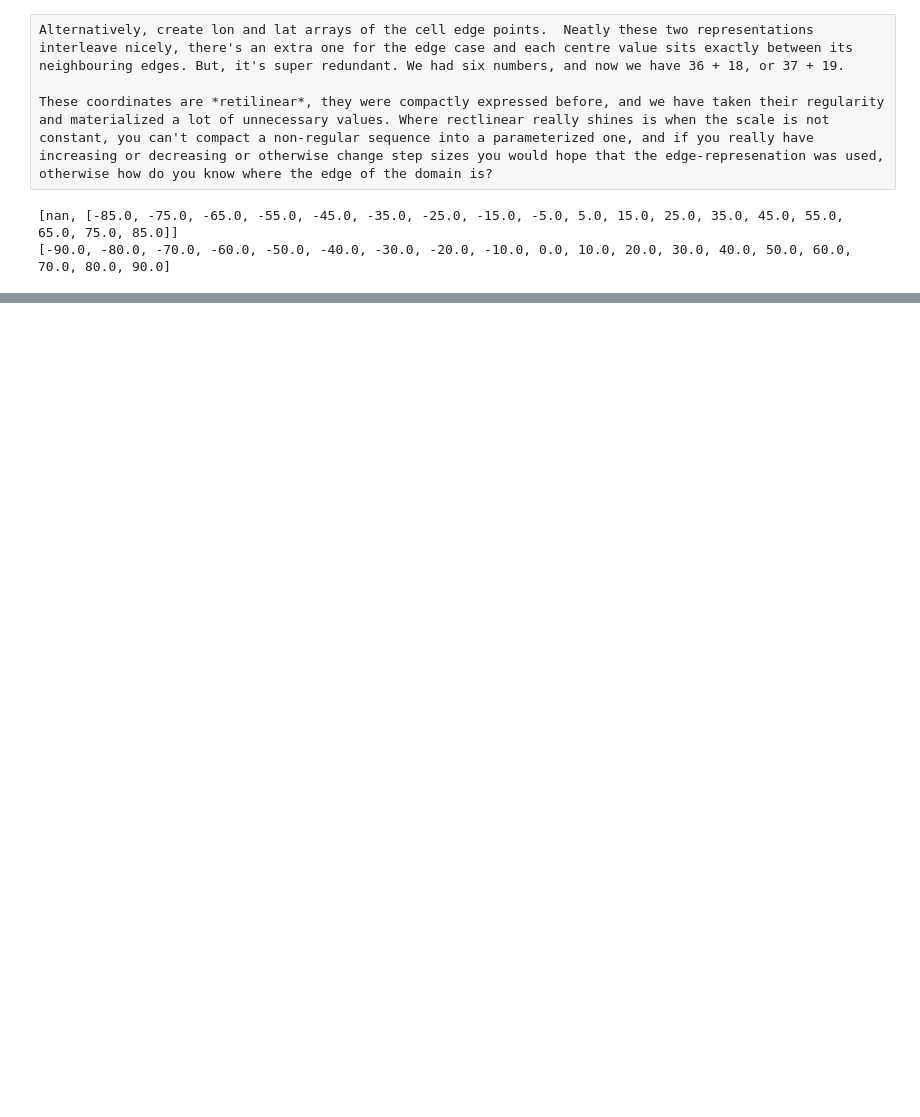
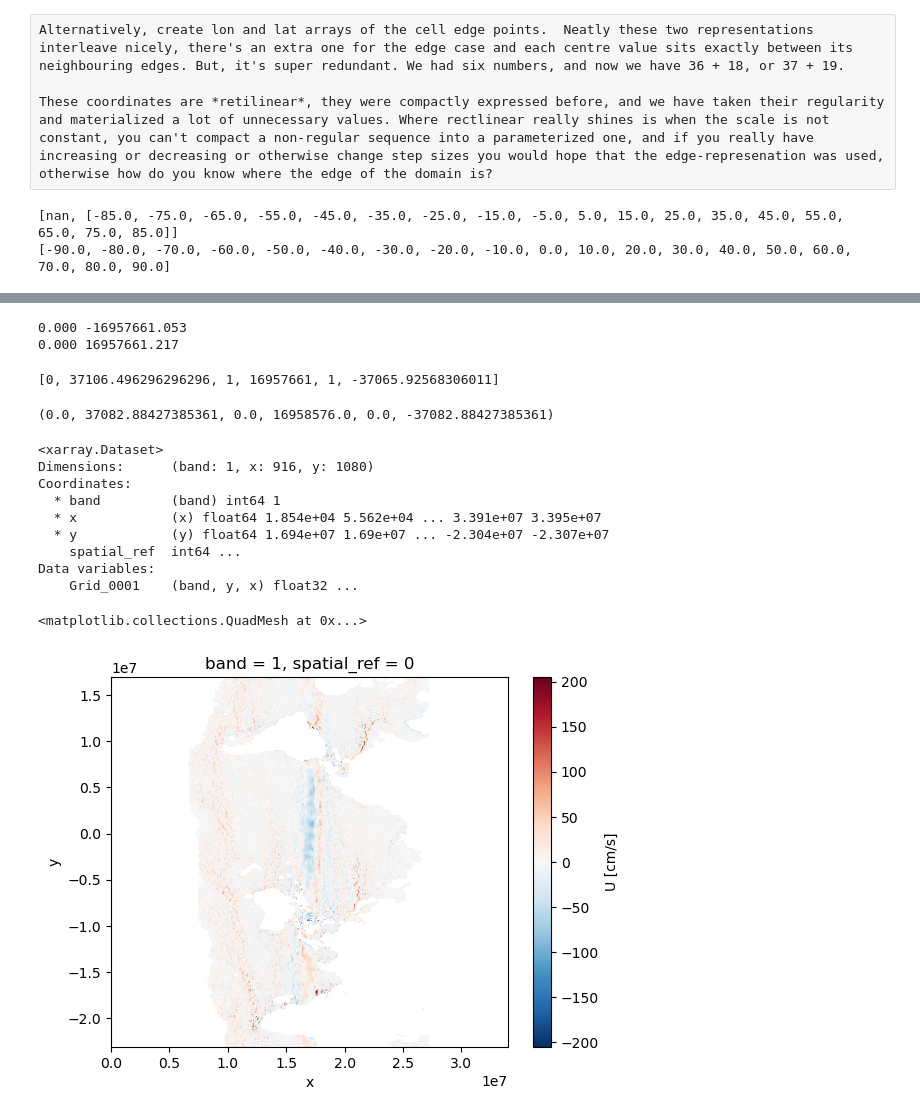
Before and after one commit to mdsumner/rw-book, a Jupyter notebook: experiments/xarray_unref_matrix.ipynb, the cells around one changed output, grey strips where cells are left out. Cells and saved outputs as stored; diff of their text form; code cells hidden in the pictures; blank space fills up the shorter version.

```diff
--- a/experiments/xarray_unref_matrix.ipynb
+++ b/experiments/xarray_unref_matrix.ipynb
@@ -290,0 +378,47 @@ array([[  0,   1,   2,   3,   4,   5,   6,   7,   8,   9,  10,  11,  12,
+# %%
+from pyproj import Transformer
+transformer = Transformer.from_crs(4326, 3857, always_xy = True)
+## 0.012682 is half the angular distance between ds.NbLatitudes.values[-1] and abs(ds.NbLatitudes.values[0])
+points = [(0, ds.NbLatitudes.values[0] + 0.012682), (0, ds.NbLatitudes.values[-1] + 0.012682)]
+xypts = transformer.itransform(points)
+for pt in xypts: print('{:.3f} {:.3f}'.format(*pt))
+# %% [output]
+0.000 -16957661.053
+0.000 16957661.217
+# %%
+xmin,xmax,ymin,ymax = [0, 40075016, -16957661, 16957661]
+a_gt = [xmin, (xmax - xmin)/1080, 1, ymax, 1, -(ymax - ymin)/915]
+a_gt
+# %% [output]
+[0, 37106.496296296296, 1, 16957661, 1, -37065.92568306011]
+# %%
+ds = gdal.Open("NetCDF:../dt_ref_global_merged_madt_uv_19921014_19921014_20060315.nc:Grid_0001")
+## make a copy
+ds1 = gdal.Translate("/vsimem/mercator.vrt", ds, outputGeotransform  = a_gt)
+ds2 = gdal.Warp("/vsimem/mercator2.vrt", ds1)
+
+ds2.GetGeoTransform()
+# %% [output]
+(0.0, 37082.88427385361, 0.0, 16958576.0, 0.0, -37082.88427385361)
+# %%
+import xarray
+
+xds = xarray.open_dataset("/vsimem/mercator2.vrt")
+print(xds)
+xds.Grid_0001.plot()
+#xds.transpose().Grid_0001.plot()
+#xds.transpose().Grid_0001.plot()
+#xds.swap_dims().Grid_0001.plot()
+#xds.transpose().rename({"x": "y", "y": "x"}).Grid_0001.plot()
+# %% [output]
+<xarray.Dataset>
+Dimensions:      (band: 1, x: 916, y: 1080)
+Coordinates:
+  * band         (band) int64 1
+  * x            (x) float64 1.854e+04 5.562e+04 ... 3.391e+07 3.395e+07
+  * y            (y) float64 1.694e+07 1.69e+07 ... -2.304e+07 -2.307e+07
+    spatial_ref  int64 ...
+Data variables:
+    Grid_0001    (band, y, x) float32 ...
+<matplotlib.collections.QuadMesh at 0x...>
+[figure, added]
```
Also changed, not shown: parts of 22 cells of this notebook.
